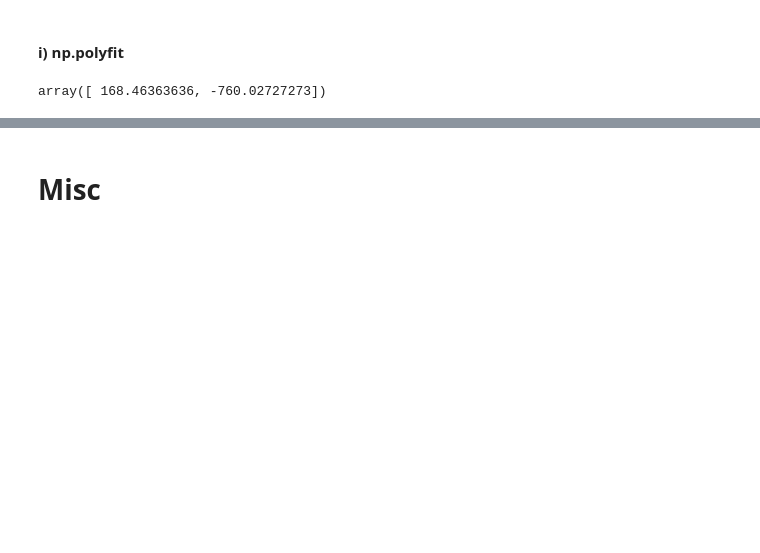
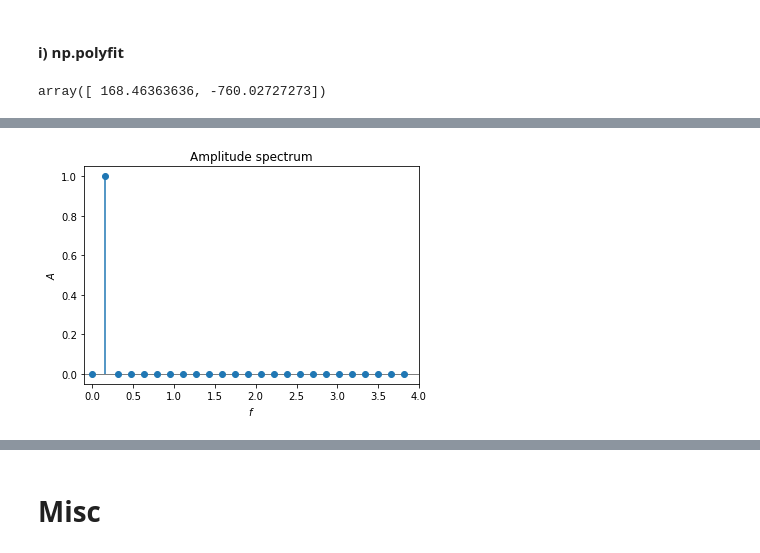
Before and after one commit to ddlatumalea/signal_analysis, a Jupyter notebook: DS1 SignAnal - D - Summary.ipynb, the cells around one changed output, grey strips where cells are left out. Saved outputs shown, nothing was run; the diff lists cells and outputs as text; code cells hidden in the pictures; blank space fills up the shorter version.

```diff
--- a/DS1 SignAnal - D - Summary.ipynb
+++ b/DS1 SignAnal - D - Summary.ipynb
@@ -370,0 +788,39 @@ array([ 168.46363636, -760.02727273])
+# %%
+# Custom
+def cosine_transform(yi):
+    """a = cosine_transform(yi).
+    Type-I discrete cosine transform that determines
+    the coefficients of the cosine series for a given
+    signal y. The coefficients are returned in the
+    array a. Frequencies start at zero and end at the
+    Nyquist frequency.
+    yi     = {y1,y2,...,xn}
+    """
+    # extend the signal
+    y_extended = np.concatenate((yi[:-1], yi[:0:-1]))
+    # retrieve coeficients
+    coeficients_a_b = np.fft.rfft(y_extended, norm='forward')
+    # multiply all coeficients except the first and last. (number of samples is always even)
+    coeficients_a_b[1:-1] = 2.0 * np.conj(coeficients_a_b[1:-1])
+    # obtain only the a coeficients
+    a_coeficients = np.real(coeficients_a_b)
+
+    return a_coeficients
+
+x = np.arange(25) * np.pi / 24.0
+y = np.cos(x)
+
+a = cosine_transform(y)
+n = y.size
+
+f = np.fft.rfftfreq(2 * (n-1), np.pi/24.0)
+spectrum = np.abs(a)
+
+plt.axhline(0.0, color='k', lw=0.5)
+plt.stem(f, spectrum, basefmt='None')
+plt.xlabel('$f$'); plt.ylabel('$A$')
+plt.title('Amplitude spectrum')
+plt.axis((-0.1, 4.0, -0.05, 1.05))
+plt.show()
+# %% [output]
+[figure, added]
```
Also changed, not shown: parts of 33 cells of this notebook.
